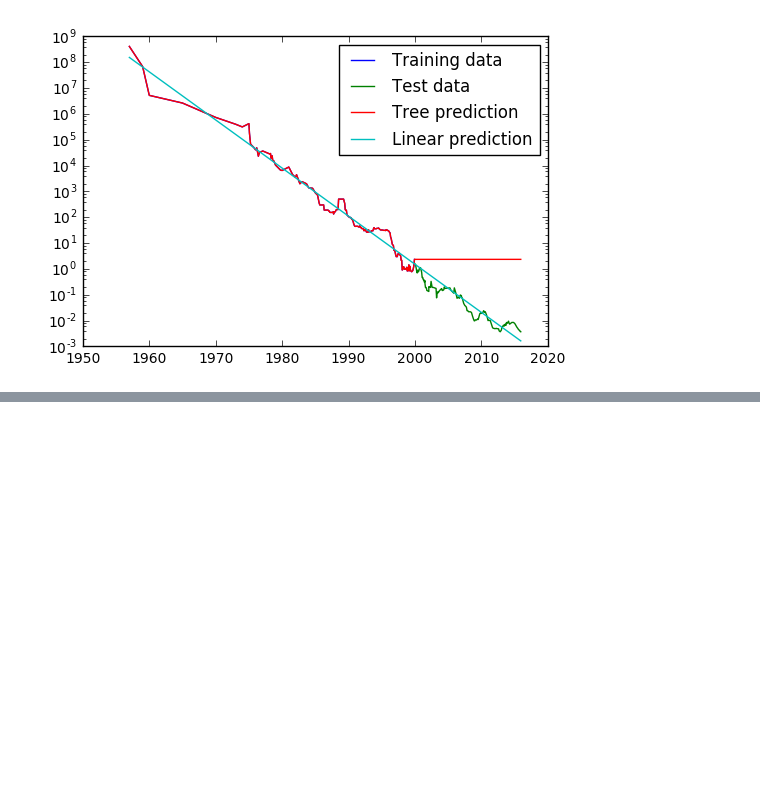
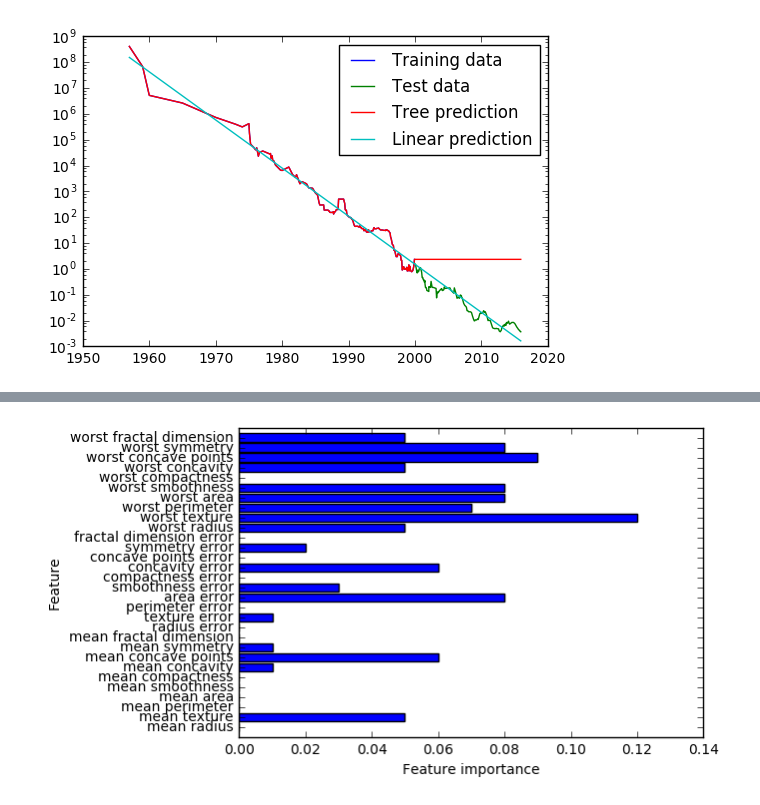
Before and after one commit to cgosmeyer/learning_machinelearning, a Jupyter notebook: ch2_decisiontrees.ipynb, the cells around one changed output, grey strips where cells are left out. Saved outputs shown, nothing was run; the diff lists cells and outputs as text; code cells hidden in the pictures; blank space fills up the shorter version.

```diff
--- a/ch2_decisiontrees.ipynb
+++ b/ch2_decisiontrees.ipynb
@@ -112,0 +194,7 @@ plt.legend()
+# %%
+# Now visualize feature importance.
+gbrt = GradientBoostingClassifier(random_state=0, max_depth=1)
+gbrt.fit(X_train, y_train)
+plot_feature_importances_cancer(gbrt)
+# %% [output]
+[figure, added]
```
Also changed, not shown: parts of 7 cells of this notebook, 3 other files.
